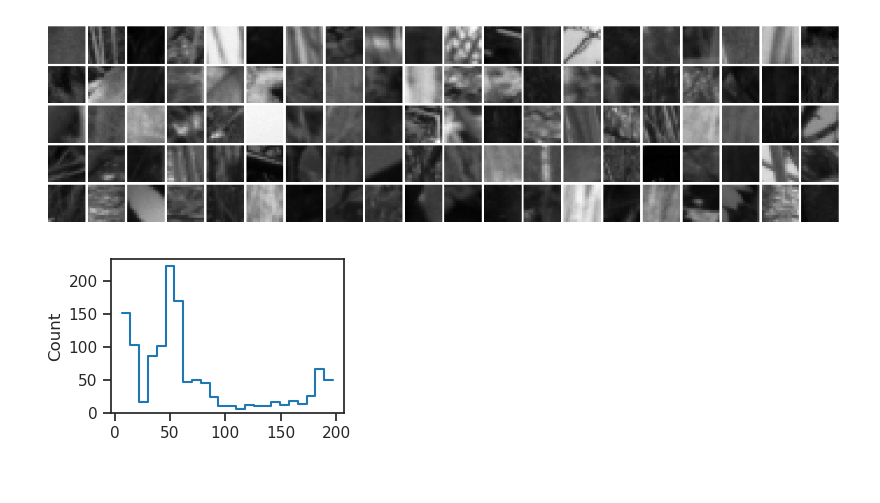
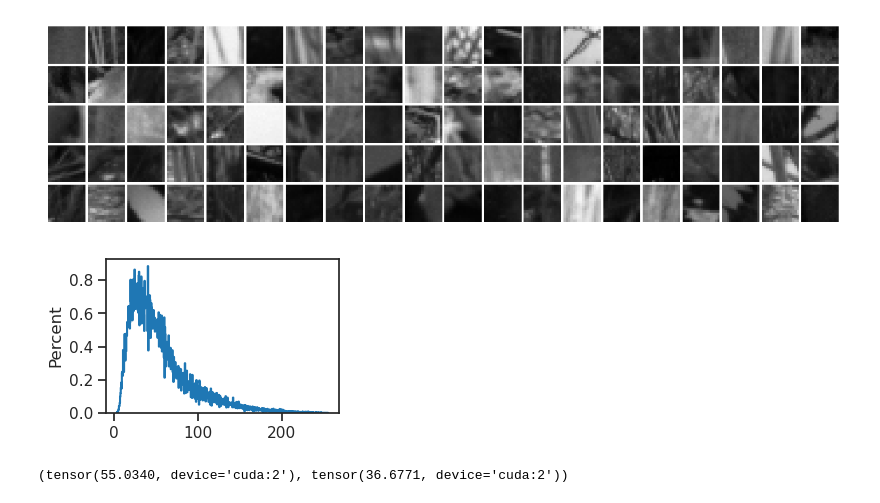
Before and after one commit to hadivafaii/jb-vae, a Jupyter notebook: _sources/nb/2024-10/12_vh16-mlp-nowhiten.ipynb, the cells around one changed output. Drawn from its saved outputs; the diff is of its cells as text; code cells hidden in the pictures.

```diff
--- a/_sources/nb/2024-10/12_vh16-mlp-nowhiten.ipynb
+++ b/_sources/nb/2024-10/12_vh16-mlp-nowhiten.ipynb
@@ -48,8 +48,11 @@ cfg_vae, cfg_tr = default_configs('vH16', model_type, 'jacob|lin')
 
 seq_len = 16
 cfg_vae['seq_len'] = seq_len
+cfg_vae['init_scale'] = 1e-3
+cfg_vae['clamp_prior'] = 1.0
 
 cfg_tr['kl_beta'] = 3/8 * seq_len
+cfg_tr['grad_clip'] = 500
 
 # not whitened:
 cfg_tr['file_name'] = 'patches.npy'
@@ -68,6 +71,13 @@ _ = plot_weights(tr.dl_vld.dataset.tensors[0][:100], nrows=5, method='none')
 # %% [output]
 [figure]
 # %%
-_ = histplot(tr.dl_vld.dataset.tensors[0][:5].ravel())
+_ = histplot(tr.dl_vld.dataset.tensors[0].ravel(), stat='percent')
 # %% [output]
-[figure, old version]
+[figure, new version]
+# %%
+x = tr.dl_trn.dataset.tensors[0]
+mu, sd = torch.mean(x), torch.std(x)
+
+mu, sd
+# %% [output]
+(tensor(55.0340, device='cuda:2'), tensor(36.6771, device='cuda:2'))
```
Also changed, not shown: parts of 9 cells of this notebook, 34 other files.
